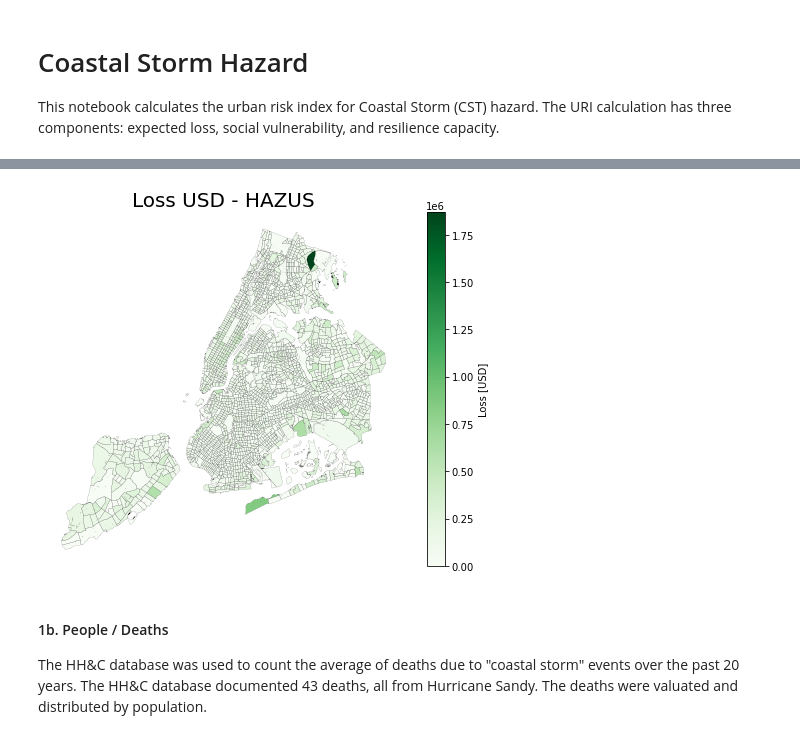
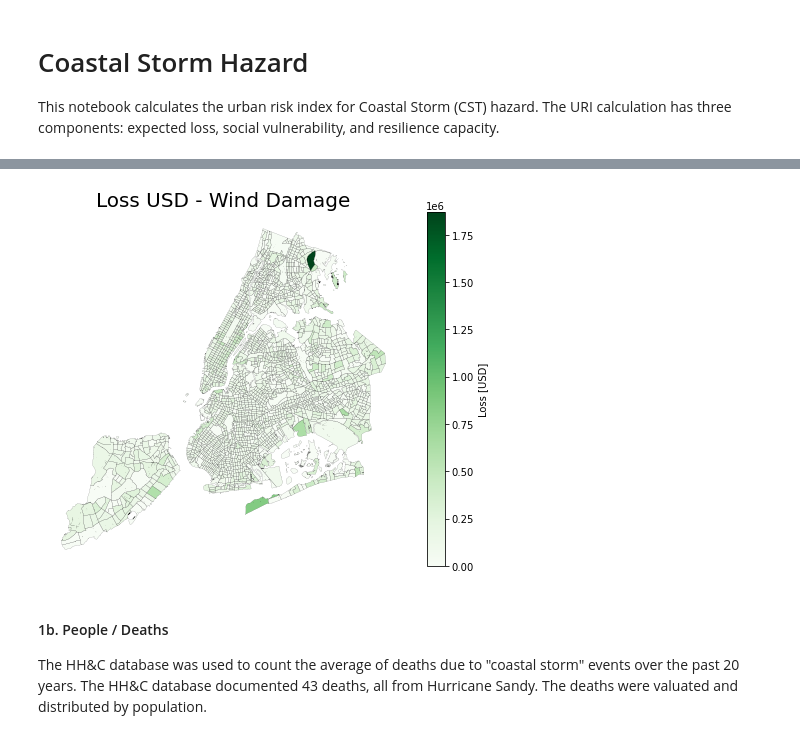
Before and after one commit to NYCEM-GIS/urban-risk-index, a Jupyter notebook: NOTEBOOKS/CALC_URI_CST_1.ipynb, the cells around one changed output, grey strips where cells are left out. Drawn from its saved outputs; the diff is of its cells as text; code cells hidden in the pictures.

```diff
--- a/NOTEBOOKS/CALC_URI_CST_1.ipynb
+++ b/NOTEBOOKS/CALC_URI_CST_1.ipynb
@@ -14,24 +13,24 @@ income, rental, and wage categories.
 # %%
 from MISC import params_1 as params
 from MISC import utils_1 as utils
 from MISC import plotting_1 as plotting
 from CLASSES import class_EL_SV_CR_1 as URI
 import matplotlib.pyplot as plt
 import geopandas as gpd
 import os
 utils.set_home()
 hazard_name = "CST"
 
 #create ESL class and add loss
 path_loss =   params.PATHNAMES.at['ESL_CST_hazus_loss', 'Value']
 gdf_ESL_deaths = gpd.read_file(path_loss)
 ESL = URI.ESL(hazard_name = hazard_name)
-ESL.add_consequence("HAZUS", "Various", gdf_ESL_deaths)
+ESL.add_consequence("Wind Damage", "Various", gdf_ESL_deaths)
 
 #plot
-plotting.plot_ESL_nb(hazard_name, ESL.consequence["HAZUS"]["map_tract"], 'Loss USD - HAZUS')
+plotting.plot_ESL_nb(hazard_name, ESL.consequence["Wind Damage"]["map_tract"], 'Loss USD - Wind Damage')
 # %% [output]
-[figure, old version]
+[figure, new version]
 # %% [markdown]
 #### 1b. People / Deaths
 The HH&C database was used to count the average of deaths due to "coastal storm" events over the past 20 years. The
```
Also changed, not shown: parts of 11 cells of this notebook, 5 other files.
